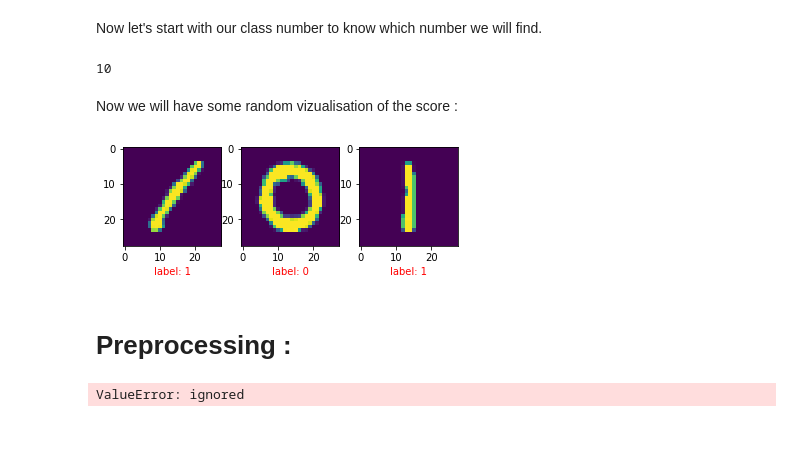
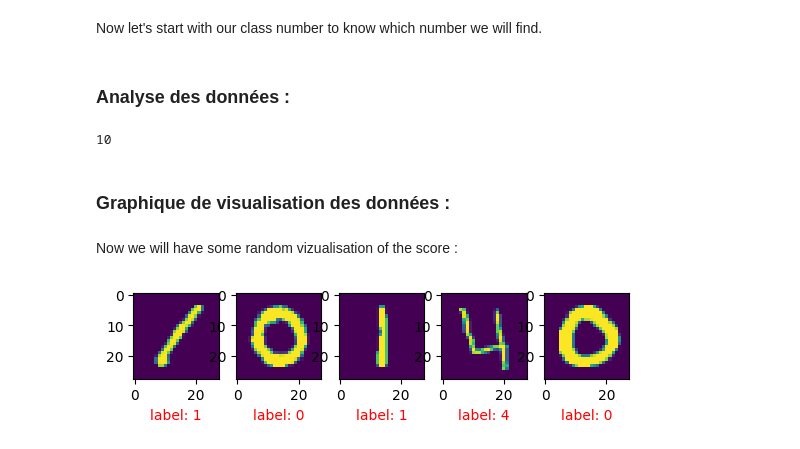
Before and after one commit to Aurelien07/Kaggle_competition, a Jupyter notebook: digit_recognizer.ipynb, the cells around one changed output. Cells and saved outputs as stored; diff of their text form; code cells hidden in the pictures.

```diff
--- a/digit_recognizer.ipynb
+++ b/digit_recognizer.ipynb
@@ -43,4 +66,6 @@ memory usage: 251.5 MB
 None
 # %% [markdown]
 Now let's start with our class number to know which number we will find.
+# %% [markdown]
+### Analyse des données :
 # %%
@@ -49,18 +74,18 @@ num_classes = len(train_ds['label'].unique()) # Count the number of unique numbe
 num_classes # Confirm we have 10 classes
 # %% [output]
 10
+# %% [markdown]
+### Graphique de visualisation des données :
 # %% [markdown]
 Now we will have some random vizualisation of the score :
 # %%
 IMG_SIZE = (28,28,1)
 # Sample digit image
-sample_images = train_ds.iloc[0:3,1:].values.reshape((-1,)+IMG_SIZE) # vizualise some numbers
+sample_images = train_ds.iloc[0:5,1:].values.reshape((-1,)+IMG_SIZE) # vizualise some numbers
 fig, axs = plt.subplots(1, sample_images.shape[0])
 for i,img in enumerate(sample_images):
     axs[i].imshow(img)
     axs[i].set_xlabel(f'label: {train_ds.iloc[i,0]}')
     axs[i].xaxis.label.set_color('red')
 # %% [output]
-[figure, old version]
+[figure, new version]
-# %% [markdown]
-# Preprocessing :
@@ -70,7 +91,0 @@ from sklearn.model_selection import train_test_split
-# %%
-X_train, X_test, Y_train, Y_test = train_test_split(train_ds,
-                                                    test_size = 0.2,  # 20%
-                                                    random_state = 0 # no random
-                                                    )
-# %% [output]
-ValueError: ignored
```
Also changed, not shown: parts of 22 cells of this notebook.
